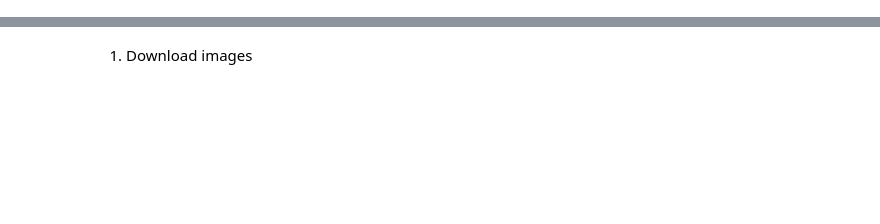
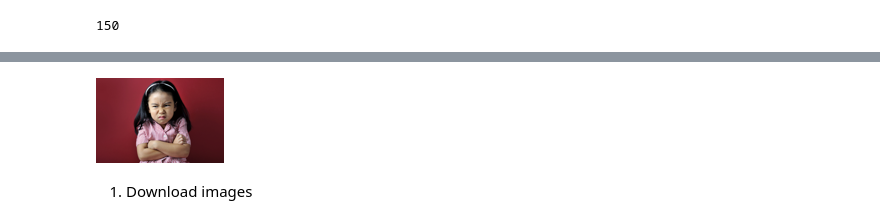
Before and after one commit to fredrikalindh/fastai, a Jupyter notebook: mfm.ipynb, the cells around one changed output, grey strips where cells are left out. Saved outputs shown, nothing was run; the diff lists cells and outputs as text; code cells hidden in the pictures; blank space fills up the shorter version.

```diff
--- a/mfm.ipynb
+++ b/mfm.ipynb
@@ -13,0 +11,14 @@ path = Path("class")
+# %%
+key = os.environ.get('AZURE_SEARCH_KEY', '4aaa914e1fd44a00872a403ffa466af5')
+# %%
+results = search_images_bing(key, 'angry face')
+ims = results.attrgot('contentUrl')
+len(ims)
+# %% [output]
+150
+# %%
+dest = 'images/angry.jpg'
+download_url(ims[0], dest)
+im = Image.open(dest)
+im.to_thumb(128,128)
+# %% [output]
@@ -14,2 +26,3 @@ path = Path("class")
+[figure, added]
 # %% [markdown]
 1. Download images
```
Also changed, not shown: parts of 23 cells of this notebook, 1 other file.
